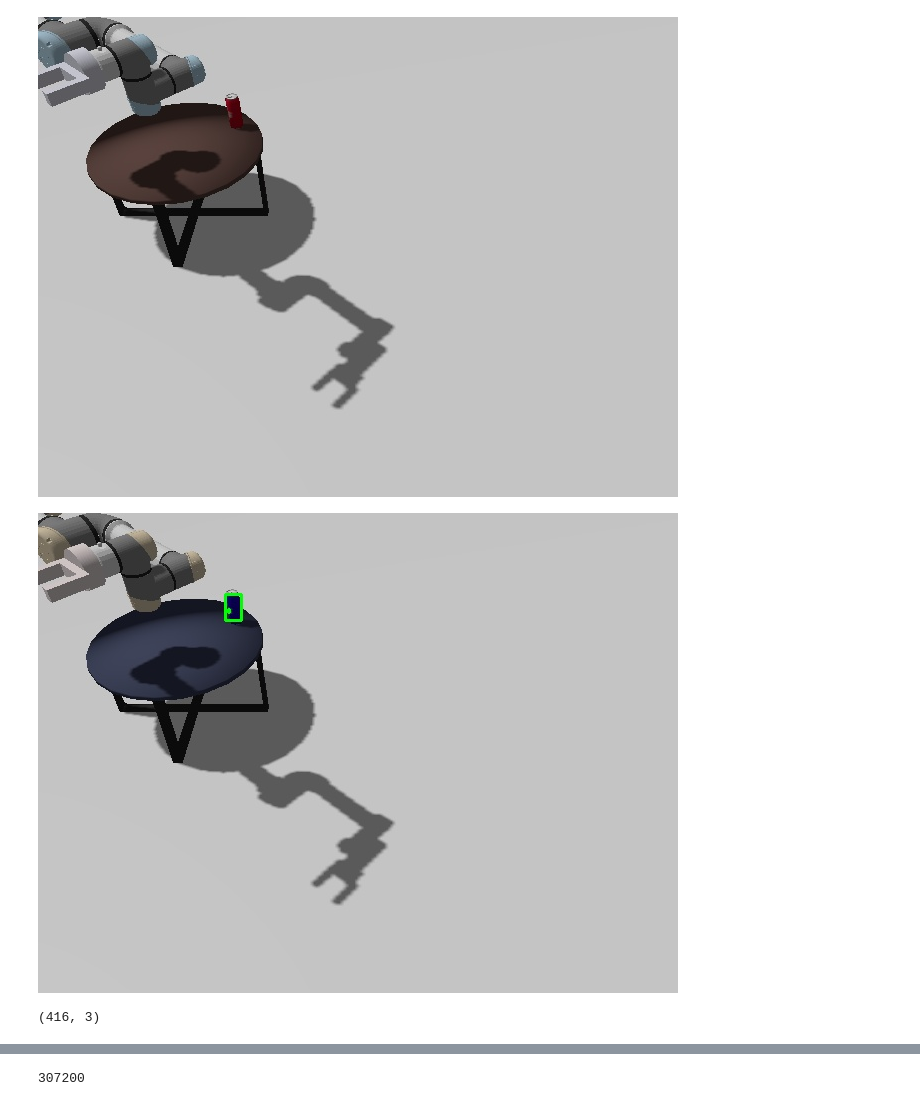
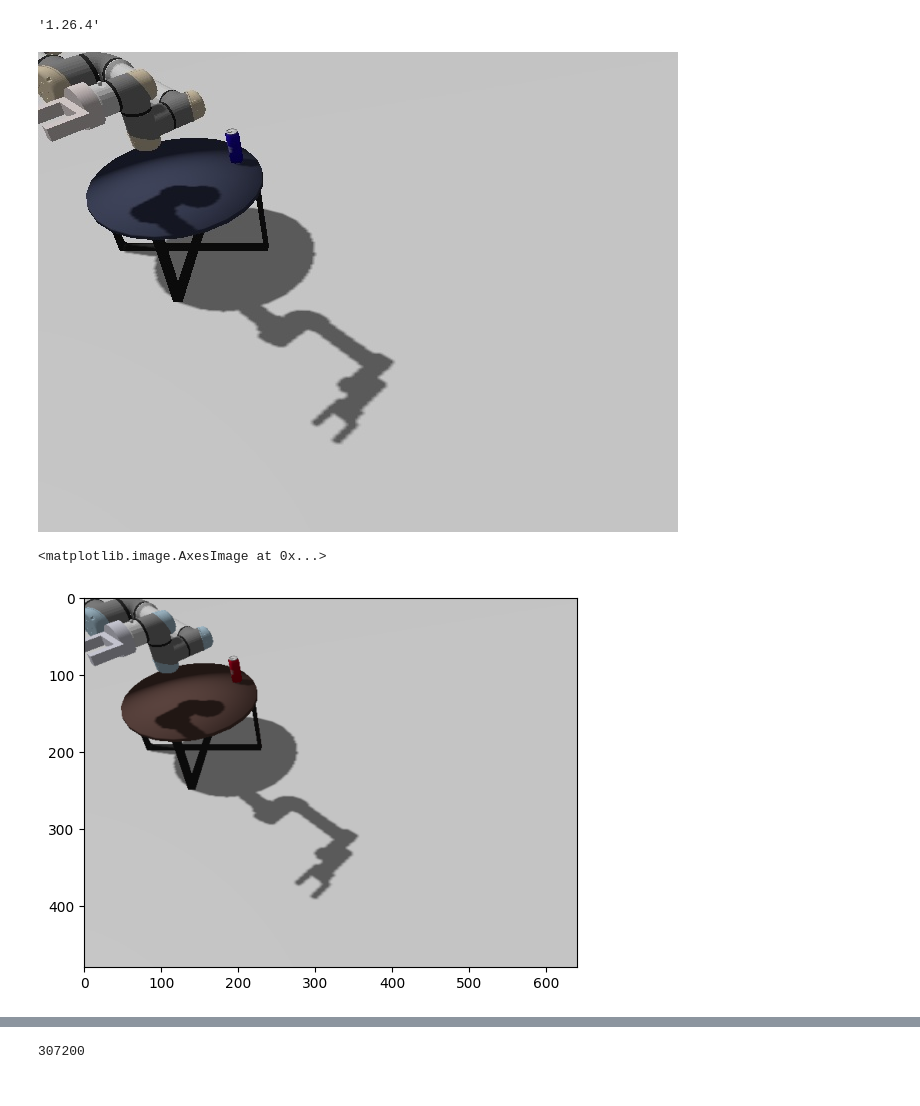
Before and after one commit to johnny555/bar_ws, a Jupyter notebook: Untitled.ipynb, the cells around one changed output, grey strips where cells are left out. Saved outputs shown, nothing was run; the diff lists cells and outputs as text; code cells hidden in the pictures.

```diff
--- a/Untitled.ipynb
+++ b/Untitled.ipynb
@@ -9,6 +9,11 @@ from threading import Thread
 from pymoveit2 import MoveIt2
 
 rclpy.init()
+# %%
+import numpy
+numpy.__version__
+# %% [output]
+'1.26.4'
 # %%
 node = rclpy.create_node("jupyter")
 msg = None
@@ -59,79 +66,29 @@ executor_thread.start() # Using threads, our node will keep spinning while we co
 # %%
 import cv2
 import numpy as np
 from sensor_msgs.msg import Image
 
 # Assuming msg contains the image data
 height = msg.height
 width = msg.width
 channels = msg.step // width
 img = np.frombuffer(msg.data, dtype=np.uint8).reshape(height, width, channels)
-img = cv2.cvtColor(img, cv2.COLOR_BGR2RGB)
+#img = cv2.cvtColor(img, cv2.COLOR_BGR2RGB)
 
 
 from IPython.display import display, Image as IPImage
 from PIL import Image as PILImage
 import io
 
 # Convert OpenCV image to PIL image
 _, buffer = cv2.imencode('.jpg', img)
 io_buf = io.BytesIO(buffer)
 pil_image = PILImage.open(io_buf)
 
 # Display the image
 display(pil_image)
+plt.imshow(img)
 # %% [output]
-[figure, old version]
+[figure, new version]
+<matplotlib.image.AxesImage at 0x...>
+[figure, added]
-# %%
-# Assuming img is the OpenCV image you have from the ROS2 topic
-img_rgb = cv2.cvtColor(img, cv2.COLOR_BGR2RGB)
-img_hsv = cv2.cvtColor(img_rgb, cv2.COLOR_RGB2HSV)
-
-# Define the red color range and create a mask
-lower_red = np.array([0, 120, 70])
-upper_red = np.array([10, 255, 255])
-mask1 = cv2.inRange(img_hsv, lower_red, upper_red)
-
-lower_red = np.array([170, 120, 70])
-upper_red = np.array([180, 255, 255])
-mask2 = cv2.inRange(img_hsv, lower_red, upper_red)
-
-mask = mask1 + mask2
-
-# Find contours and draw bounding boxes
-contours, _ = cv2.findContours(mask, cv2.RETR_EXTERNAL, cv2.CHAIN_APPROX_SIMPLE)
-for contour in contours:
-    x, y, w, h = cv2.boundingRect(contour)
-    cv2.rectangle(img_rgb, (x, y), (x + w, y + h), (0, 255, 0), 2)
-
-# Convert OpenCV image to PIL image
-_, buffer = cv2.imencode('.jpg', img_rgb)
-io_buf = io.BytesIO(buffer)
-pil_image = PILImage.open(io_buf)
-
-# Display the image
-display(pil_image)
-# %% [output]
-[figure, old version]
-# %%
-depth_image = np.frombuffer(depth.data, dtype=np.float32).reshape(msg.height, msg.width)
-
-def depth_to_point_cloud(depth_image, fx, fy, cx, cy):
-    height, width = depth_image.shape
-    x = np.linspace(0, width - 1, width)
-    y = np.linspace(0, height - 1, height)
-    xx, yy = np.meshgrid(x, y)
-    z = depth_image
-
-    x = (xx - cx) * z / fx
-    y = (yy - cy) * z / fy
-
-    points = np.stack((x, y, z), axis=-1) #.reshape(-1, 3)
-    return points
-
-depth_points = depth_to_point_cloud(depth_image, fx=554.254, fy=554.25, cx=320.0, cy=240.0)
-
-depth_points = depth_points[y:y+h, x:x+w, :].reshape(-1,3)
-depth_points.shape
-# %% [output]
-(416, 3)
```
Also changed, not shown: parts of 16 cells of this notebook.
